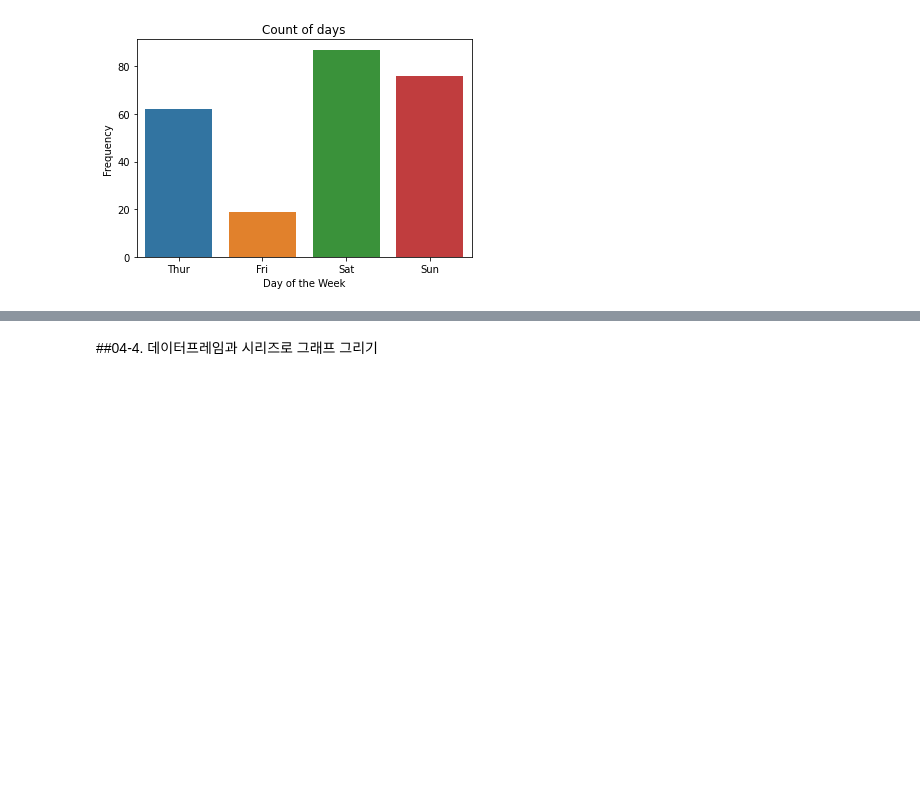
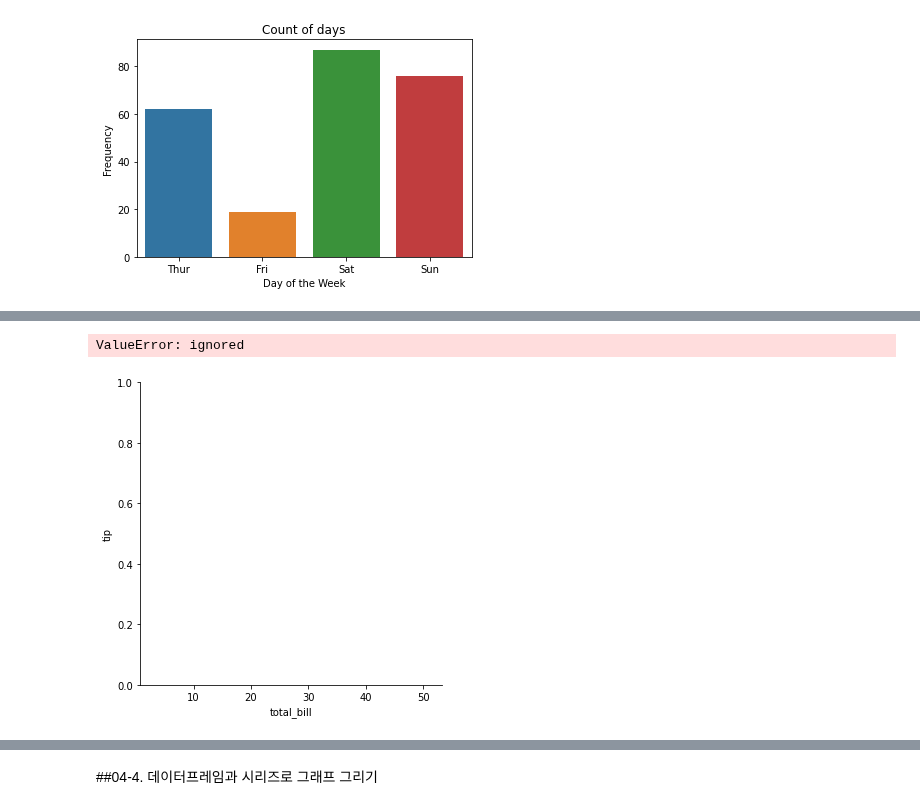
Before and after one commit to nyoons/ESAA, a Jupyter notebook: 2022_09_26_과제_두잇_판다스_입문.ipynb, the cells around one changed output, grey strips where cells are left out. Drawn from its saved outputs; the diff is of its cells as text; code cells hidden in the pictures; blank space fills up the shorter version.

```diff
--- a/2022_09_26_과제_두잇_판다스_입문.ipynb
+++ b/2022_09_26_과제_두잇_판다스_입문.ipynb
@@ -266,0 +335,6 @@ Text(0.5, 1.03, 'Hexbin Joint Plot of Total Bill and Tip')
+# %%
+#04. 만약 산점도 그래프의 점을 다른 기호로 표현하고 싶다면 markers 인자에 기호를 리스트로 담아 전달.
+scatter=sns.lmplot(x='total_bill', y='tip', data=tips, fit_reg=False, hue='sex', markers=['o', 'x'], scatter_kws={'s':tips['size']*10})
+# %% [output]
+ValueError: ignored
+[figure, added]
```
Also changed, not shown: parts of 11 cells of this notebook.
